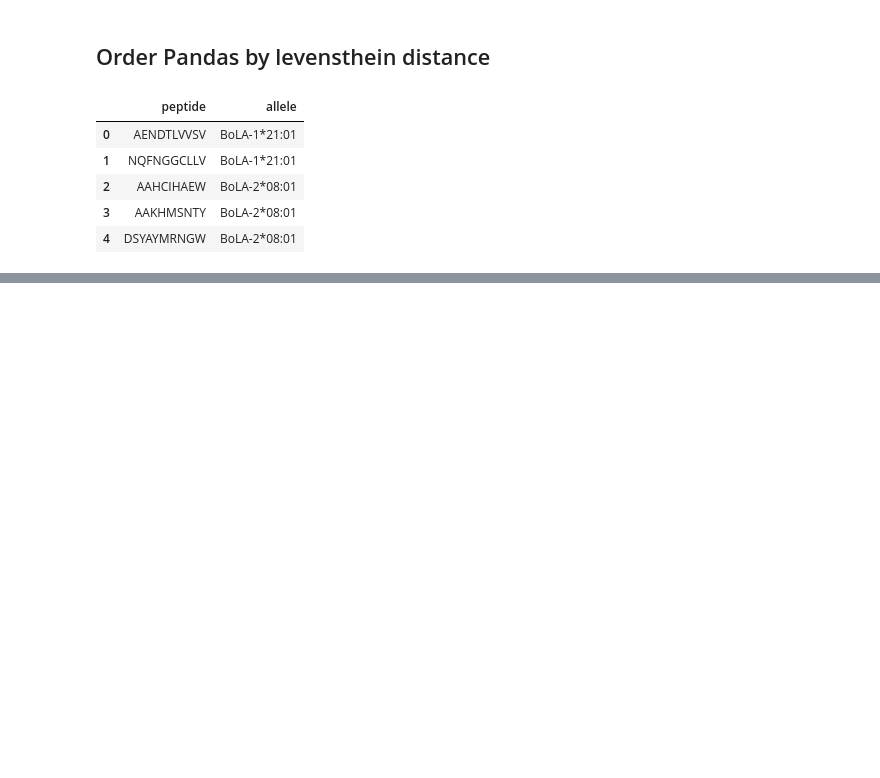
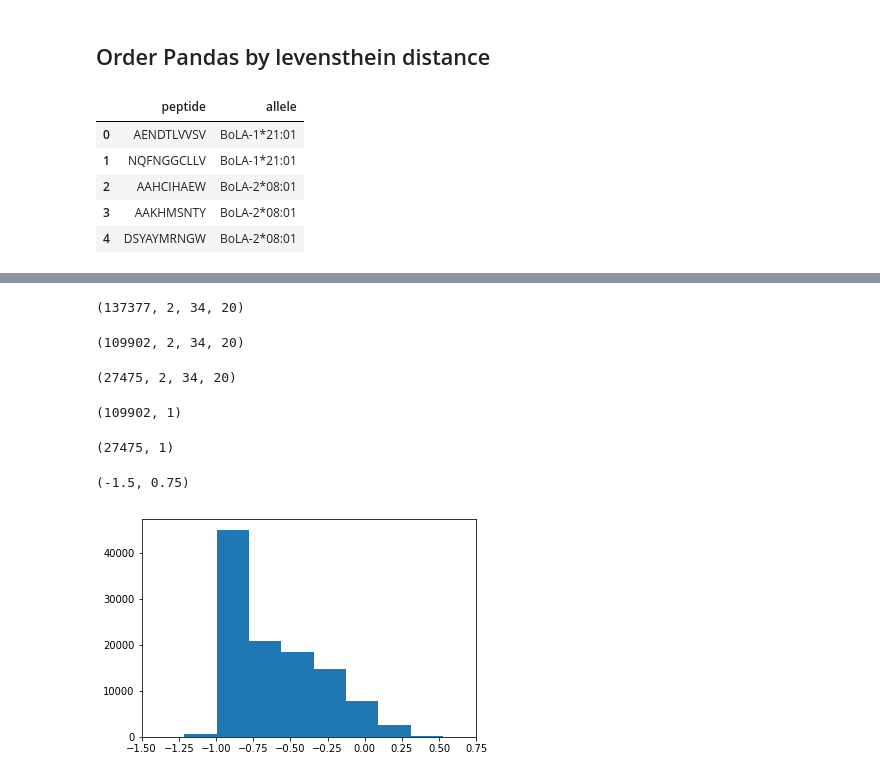
Before and after one commit to pauljeroenr/mhc_peptide_binding_prediction, a Jupyter notebook: check_testdata.ipynb, the cells around one changed output, grey strips where cells are left out. Drawn from its saved outputs; the diff is of its cells as text; code cells hidden in the pictures; blank space fills up the shorter version.

Commit message:
Split Data according to dbscan noise cluster

```diff
--- a/check_testdata.ipynb
+++ b/check_testdata.ipynb
@@ -166,0 +176,47 @@ pd.DataFrame(d)
+# %%
+data_class = data_transformation.data_transformation(path_data = "/data/data_curated_20180219/curated_training_data_no_mass_spec_dbscan.csv",
+                                                     path_mhc = "/data/aligned_mhc_dataset.csv",
+                                                     allele_name = None,
+                                                     quant_data = True,
+                                                     encoding = "one-hot")
+
+pep, mhc, target, dbscan = data_class.__getitem__()
+
+pep = np.expand_dims(pep, axis=1)
+mhc = np.expand_dims(mhc, axis=1)
+inp = np.hstack((pep, mhc))
+print(inp.shape)
+
+np.random.seed(17)
+test_index = np.random.choice(np.where(dbscan.T == -1)[0],
+                              size = int(np.round(dbscan.T.shape[0] * 0.2)),
+                              replace = False)
+
+X_train = inp[~np.isin(np.arange(len(inp)), test_index)]
+X_test = inp[np.isin(np.arange(len(inp)), test_index)]
+y_train = target.T[~np.isin(np.arange(len(target.T)), test_index)]
+y_test = target.T[np.isin(np.arange(len(target.T)), test_index)]
+# %% [output]
+(137377, 2, 34, 20)
+# %%
+X_train.shape
+# %% [output]
+(109902, 2, 34, 20)
+# %%
+X_test.shape
+# %% [output]
+(27475, 2, 34, 20)
+# %%
+y_train.shape
+# %% [output]
+(109902, 1)
+# %%
+y_test.shape
+# %% [output]
+(27475, 1)
+# %%
+plt.hist(y_train.flatten())
+plt.xlim(-1.5, 0.75)
+# %% [output]
+(-1.5, 0.75)
+[figure, added]
```
Also changed, not shown: parts of 17 cells of this notebook, 2 other files.
